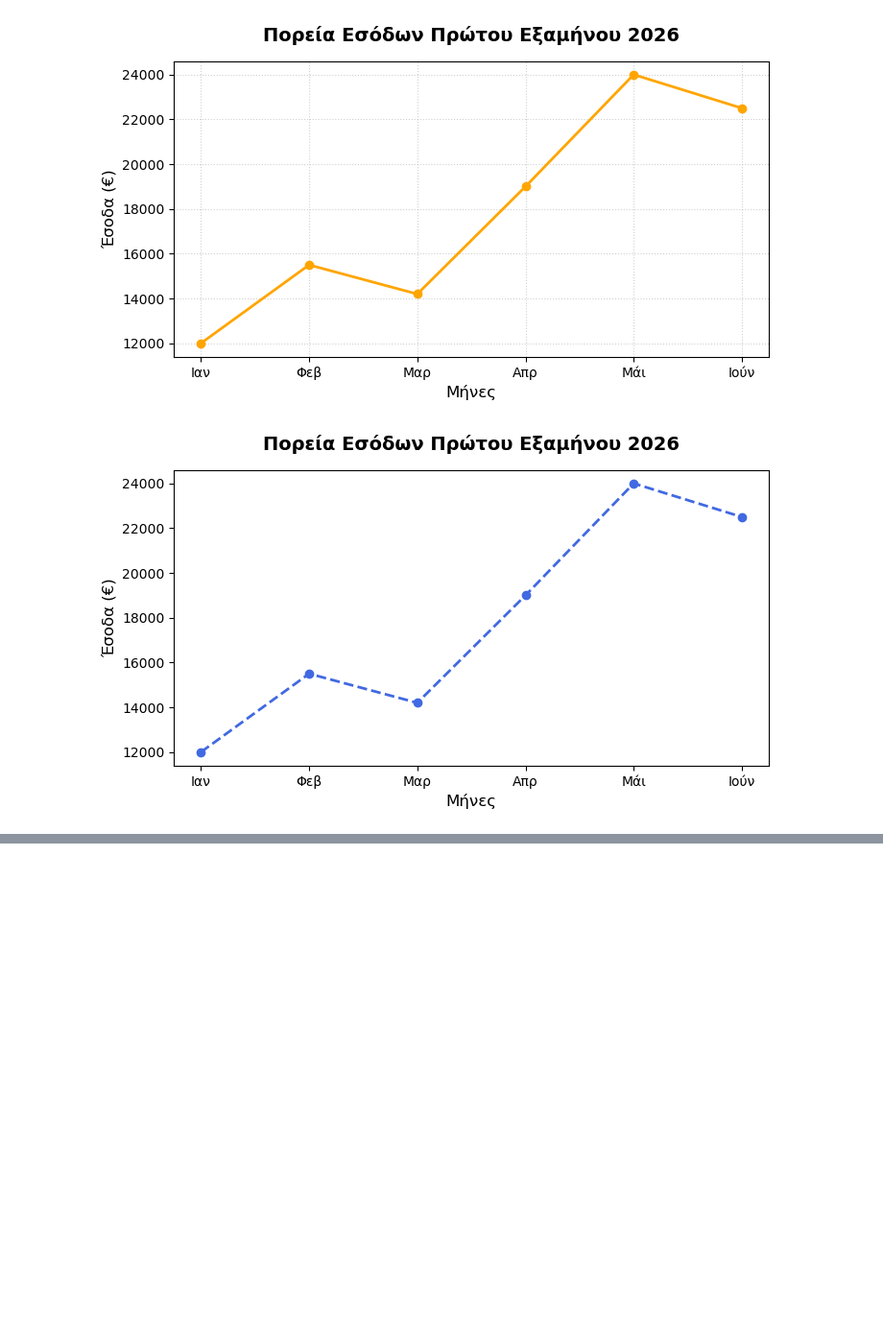
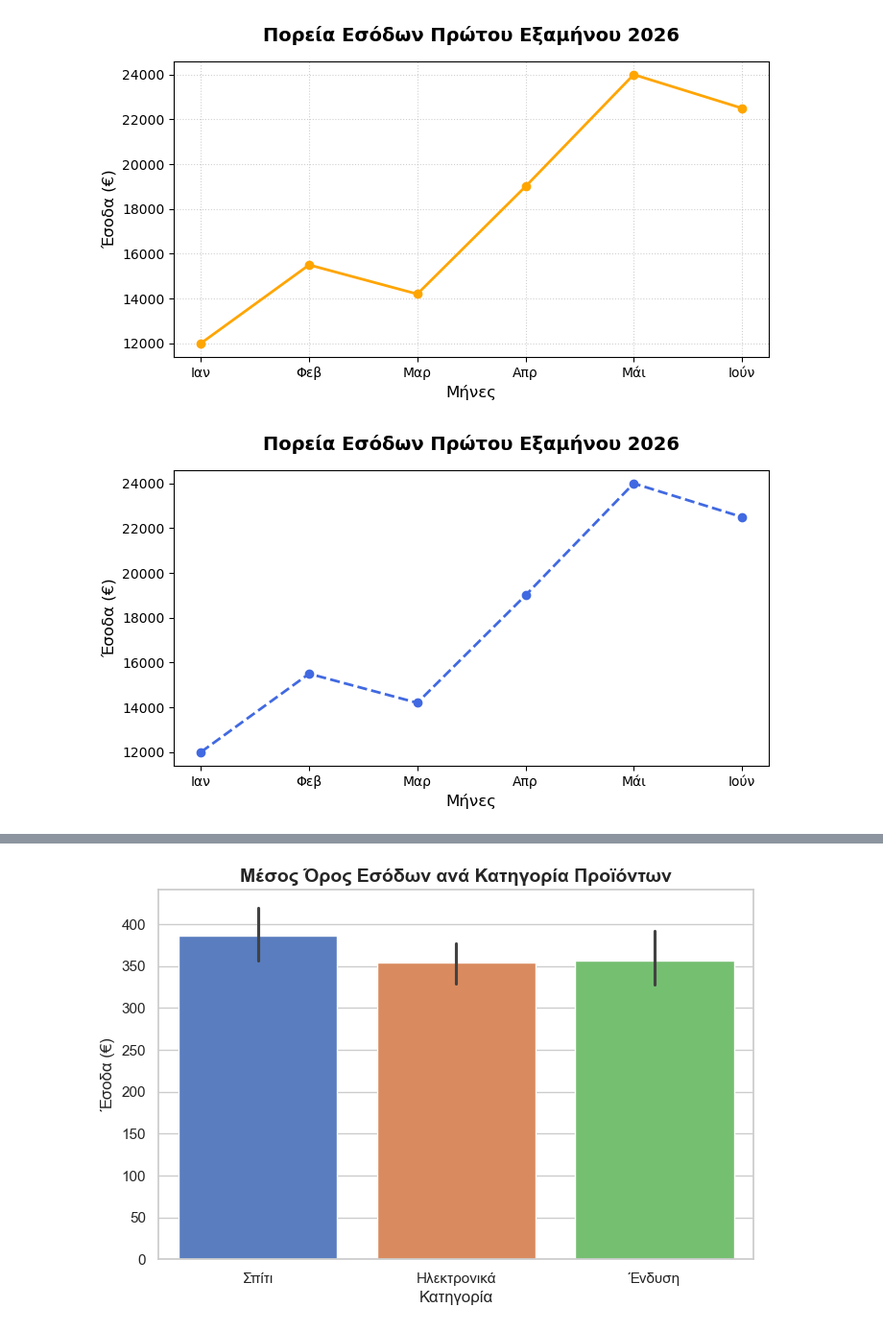
Before and after one commit to dimosm93/AI_Bootcamp, a Jupyter notebook: datavisualization.ipynb, the cells around one changed output, grey strips where cells are left out. Shown at 96% size. Cells and saved outputs as stored; diff of their text form; code cells hidden in the pictures; blank space fills up the shorter version.

```diff
--- a/datavisualization.ipynb
+++ b/datavisualization.ipynb
@@ -47,0 +71,56 @@ plt.show()
+# %%
+import pandas as pd
+import numpy as np
+import seaborn as sns
+import matplotlib.pyplot as plt
+
+# 1. Ρύθμιση για να έχει το Seaborn ένα όμορφο, μοντέρνο στυλ
+sns.set_theme(style="whitegrid")
+
+# 2. Δημιουργούμε ένα DataFrame πωλήσεων
+np.random.seed(42)
+data = {
+    "Κατηγορία": np.random.choice(["Ηλεκτρονικά", "Ένδυση", "Σπίτι"], size=150),
+    "Έσοδα (€)": np.random.normal(loc=350, scale=100, size=150).round(2),
+    "Πλατφόρμα": np.random.choice(["Website", "App"], size=150)
+}
+df_sales = pd.DataFrame(data)
+
+# Προσθέτουμε επίτηδες 2 τεράστια Outliers στα Ηλεκτρονικά για το Boxplot μετά!
+df_sales.loc[10, "Έσοδα (€)"] = 950.00
+df_sales.loc[50, "Έσοδα (€)"] = 880.00
+
+# 3. ΔΙΑΓΡΑΜΜΑ Α: Bar Plot (Μέσος Όρος Εσόδων ανά Κατηγορία)
+plt.figure(figsize=(8, 5))
+sns.barplot(data=df_sales, x="Κατηγορία", y="Έσοδα (€)", palette="muted", hue="Κατηγορία", legend=False)
+
+plt.title("Μέσος Όρος Εσόδων ανά Κατηγορία Προϊόντων", fontsize=14, fontweight='bold')
+plt.show()import pandas as pd
+import numpy as np
+import seaborn as sns
+import matplotlib.pyplot as plt
+
+# 1. Ρύθμιση για να έχει το Seaborn ένα όμορφο, μοντέρνο στυλ
+sns.set_theme(style="whitegrid")
+
+# 2. Δημιουργούμε ένα DataFrame πωλήσεων
+np.random.seed(42)
+data = {
+    "Κατηγορία": np.random.choice(["Ηλεκτρονικά", "Ένδυση", "Σπίτι"], size=150),
+    "Έσοδα (€)": np.random.normal(loc=350, scale=100, size=150).round(2),
+    "Πλατφόρμα": np.random.choice(["Website", "App"], size=150)
+}
+df_sales = pd.DataFrame(data)
+
+# Προσθέτουμε επίτηδες 2 τεράστια Outliers στα Ηλεκτρονικά για το Boxplot μετά!
+df_sales.loc[10, "Έσοδα (€)"] = 950.00
+df_sales.loc[50, "Έσοδα (€)"] = 880.00
+
+# 3. ΔΙΑΓΡΑΜΜΑ Α: Bar Plot (Μέσος Όρος Εσόδων ανά Κατηγορία)
+plt.figure(figsize=(8, 5))
+sns.barplot(data=df_sales, x="Κατηγορία", y="Έσοδα (€)", palette="muted", hue="Κατηγορία", legend=False)
+
+plt.title("Μέσος Όρος Εσόδων ανά Κατηγορία Προϊόντων", fontsize=14, fontweight='bold')
+plt.show()
+# %% [output]
+[figure, added]
```
Also changed, not shown: parts of 3 cells of this notebook, 1 other file.
